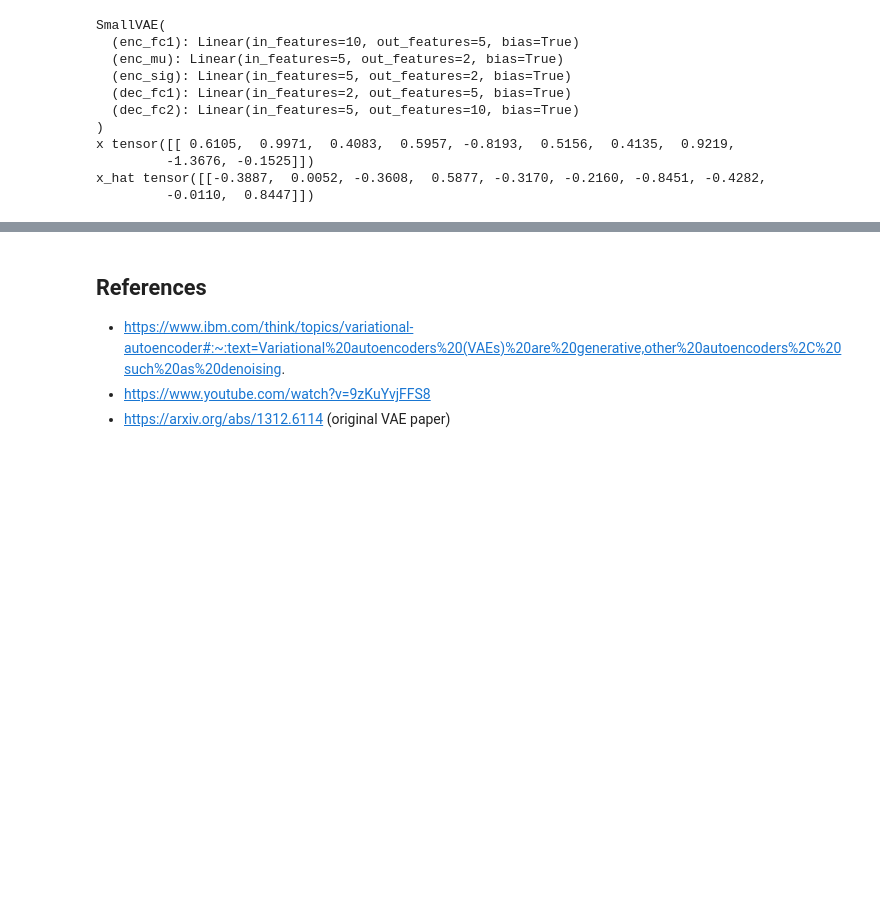
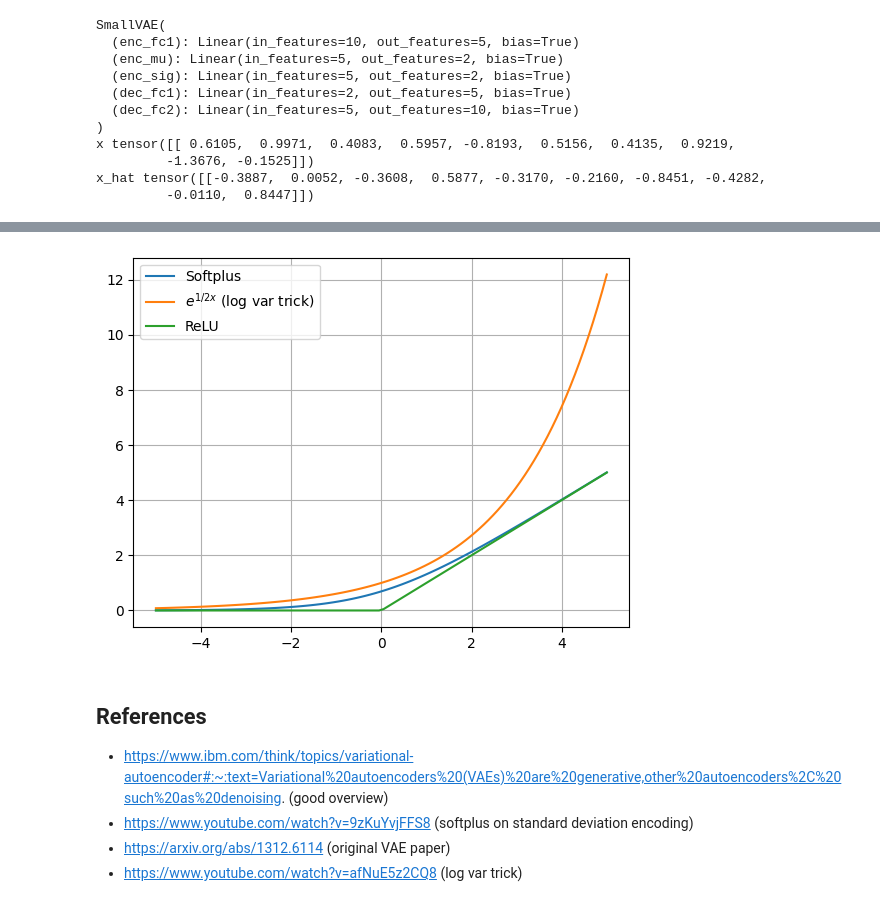
Before and after one commit to xnought/vae-explainer, a Jupyter notebook: notebooks/idea_behind_vae.ipynb, the cells around one changed output, grey strips where cells are left out. Cells and saved outputs as stored; diff of their text form; code cells hidden in the pictures; blank space fills up the shorter version.

```diff
--- a/notebooks/idea_behind_vae.ipynb
+++ b/notebooks/idea_behind_vae.ipynb
@@ -137,6 +145,20 @@ x_hat tensor([[-0.3887,  0.0052, -0.3608,  0.5877, -0.3170, -0.2160, -0.8451, -0
+# %%
+xs = torch.linspace(-5, 5, 100)
+sp = F.softplus(xs)
+log_var = torch.exp(0.5*xs)
+relu = torch.relu(xs)
+plt.plot(xs, sp, label="Softplus")
+plt.plot(xs, log_var, label="$e^{1/2 x}$ (log var trick)")
+plt.plot(xs, relu, label="ReLU")
+plt.grid()
+plt.legend()
+plt.show()
+# %% [output]
+[figure, added]
 # %% [markdown]
 ## References
 
-- https://www.ibm.com/think/topics/variational-autoencoder#:~:text=Variational%20autoencoders%20(VAEs)%20are%20generative,other%20autoencoders%2C%20such%20as%20denoising.
-- https://www.youtube.com/watch?v=9zKuYvjFFS8
+- https://www.ibm.com/think/topics/variational-autoencoder#:~:text=Variational%20autoencoders%20(VAEs)%20are%20generative,other%20autoencoders%2C%20such%20as%20denoising. (good overview)
+- https://www.youtube.com/watch?v=9zKuYvjFFS8 (softplus on standard deviation encoding)
 - https://arxiv.org/abs/1312.6114 (original VAE paper)
+- https://www.youtube.com/watch?v=afNuE5z2CQ8 (log var trick)
```
Also changed, not shown: parts of 1 cell of this notebook, 1 other file.
